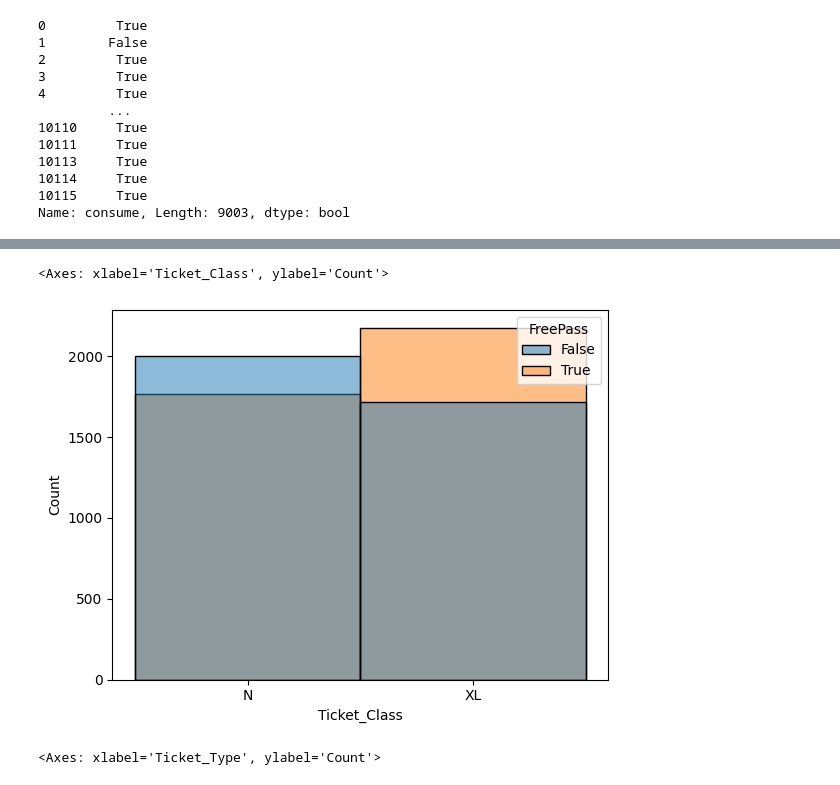
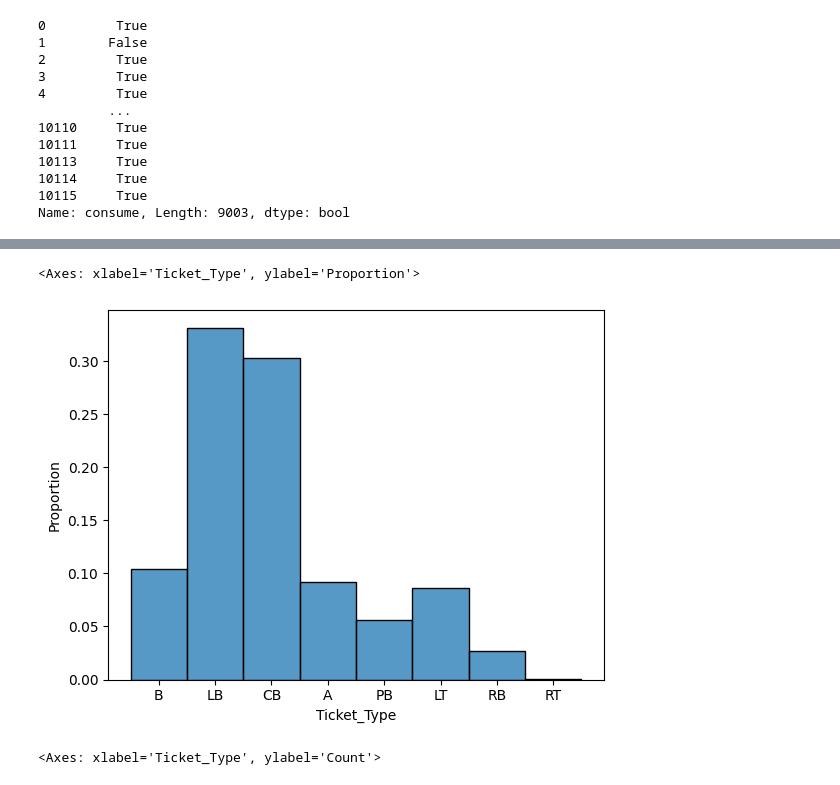
Before and after one commit to peter-clark/intro-to-ml, a Jupyter notebook: pipeline.ipynb, the cells around one changed output, grey strips where cells are left out. Drawn from its saved outputs; the diff is of its cells as text; code cells hidden in the pictures.

```diff
--- a/pipeline.ipynb
+++ b/pipeline.ipynb
@@ -349,8 +442,8 @@ Name: consume, Length: 9003, dtype: bool
 # %%
-sns.histplot(data, x='Ticket_Class', hue='FreePass')
+sns.histplot(data, x='Ticket_Type', stat='proportion', multiple='dodge')
 # %% [output]
-<Axes: xlabel='Ticket_Class', ylabel='Count'>
+<Axes: xlabel='Ticket_Type', ylabel='Proportion'>
-[figure, old version]
+[figure, new version]
 # %%
 sns.histplot(data=data_cat, x='Ticket_Type',hue='FreePass')
 # %% [output]
```
Also changed, not shown: parts of 9 cells of this notebook.
